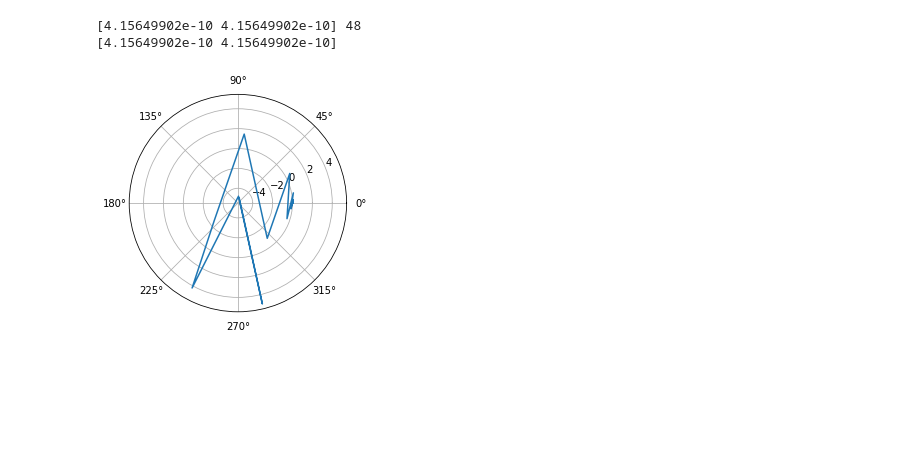
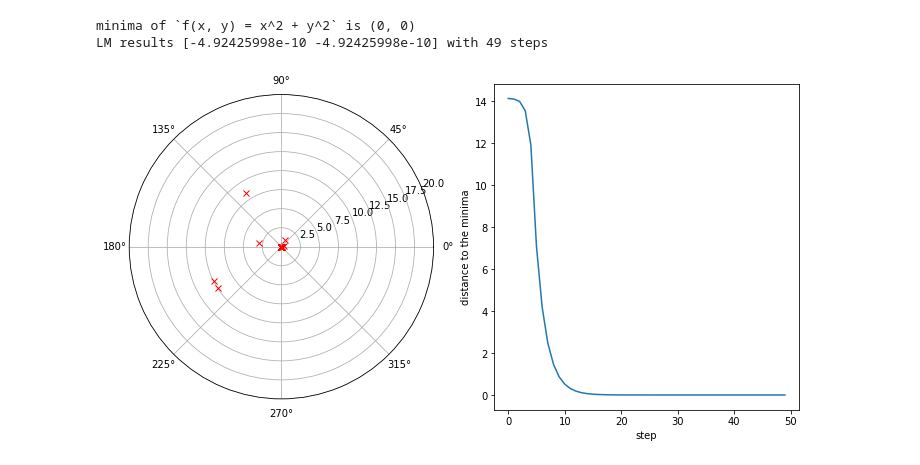
Before and after one commit to zhuo34/csmath2022, a Jupyter notebook: hw4.ipynb, the cells around one changed output. Saved outputs shown, nothing was run; the diff lists cells and outputs as text; code cells hidden in the pictures; blank space fills up the shorter version.

```diff
--- a/hw4.ipynb
+++ b/hw4.ipynb
@@ -27,6 +75,7 @@ def lm(f, gf, Gf, x0, tau=1e-3, max_step=1000, epsilon=1e-9, output_all=False):
     n = len(x)
     I = np.eye(n)
     outputs = {"x": [], "g": [], "G": [], "s": [], "r": [], "u": []}
+    outputs["x"].append(x)
     while step < max_step:
         g = gf(x) # [n, 1]
         G = Gf(x) # [n, n]
@@ -53,42 +102,45 @@ def lm(f, gf, Gf, x0, tau=1e-3, max_step=1000, epsilon=1e-9, output_all=False):
         elif r > 0.75:
             u /= 2
         if r > 0:
             x = x_new
 
         step += 1
         outputs["x"].append(x)
         outputs["g"].append(g.T)
         outputs["G"].append(G)
         outputs["s"].append(s)
         outputs["r"].append(r)
         outputs["u"].append(old_u)
     if not output_all:
         return x
     outputs["step"] = step
     outputs["x"] = np.array(outputs["x"])
     outputs["g"] = np.array(outputs["g"])
     outputs["G"] = np.array(outputs["G"])
     outputs["s"] = np.array(outputs["s"])
     outputs["r"] = np.array(outputs["r"])
     outputs["u"] = np.array(outputs["u"])
     return x, outputs
 
 f = lambda x: x[0] ** 2 + x[1] ** 2
 gf = lambda x: 2 * x.T
 Gf = lambda x: np.eye(2)
 
-x0 = np.array([5, 5])
-x, outputs = lm(f, gf, Gf, x0, output_all=True)
+x0 = np.array([10, 10])
+x, outputs = lm(f, gf, Gf, x0, max_step=50, output_all=True)
 
-print(x, outputs["step"])
-print(outputs["x"][-1])
-ax = plt.subplot(projection="polar")
-ax.set_rmax(5)
-ax.set_rmin(0)
-# plt.polar(np.sqrt(np.sum(outputs["x"] ** 2, axis=1)))
-ax.plot(outputs["x"][:, 0], outputs["x"][:, 1])
+print("minima of `f(x, y) = x^2 + y^2` is (0, 0)")
+print(f"LM results {x} with {outputs['step']} steps")
+plt.subplots(1, 2, figsize=(12, 6))
+ax = plt.subplot(121, projection="polar")
+ax.set_rlim(0, 20)
+ax.plot(outputs["x"][:, 0], outputs["x"][:, 1], "rx-")
+ax = plt.subplot(122)
+ax.plot(np.arange(outputs["step"]+1), np.sqrt(np.sum(outputs["x"] ** 2, axis=1)))
+ax.set_ylabel("distance to the minima")
+ax.set_xlabel("step")
 plt.show()
 # %% [output]
-[4.15649902e-10 4.15649902e-10] 48
-[4.15649902e-10 4.15649902e-10]
+minima of `f(x, y) = x^2 + y^2` is (0, 0)
+LM results [-4.92425998e-10 -4.92425998e-10] with 49 steps
-[figure, old version]
+[figure, new version]
```
Also changed, not shown: parts of 4 cells of this notebook.
